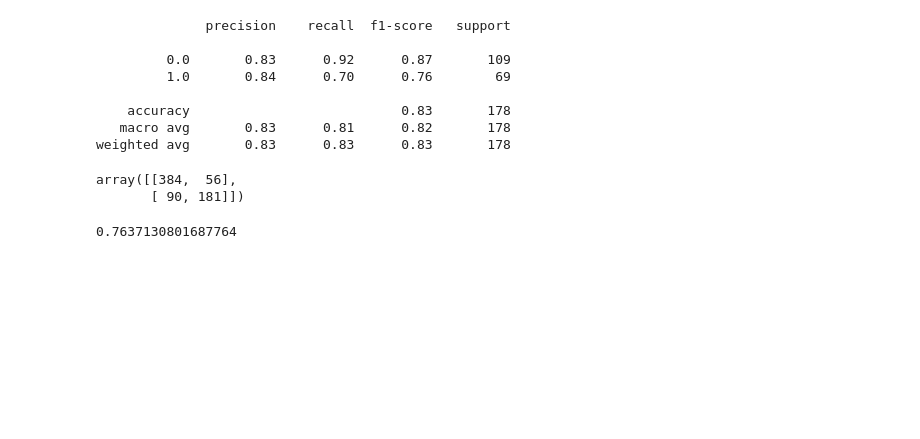
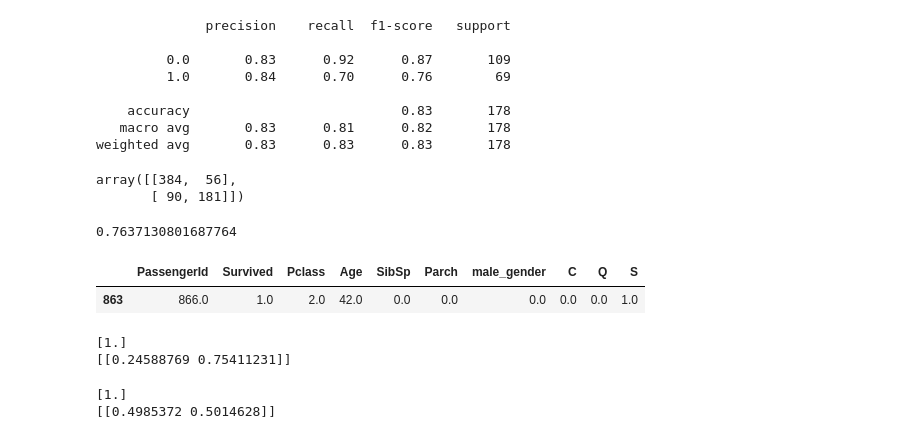
Before and after one commit to SSMistry/python-for-data-science-and-machine-learning-essential-training-part-2-3016934, a Jupyter notebook: notebooks/02_10_b.ipynb, the cells around one changed output. Cells and saved outputs as stored; diff of their text form; code cells hidden in the pictures; blank space fills up the shorter version.

```diff
--- a/notebooks/02_10_b.ipynb
+++ b/notebooks/02_10_b.ipynb
@@ -354,3 +354,24 @@ array([[384,  56],
 precision_score(y_train, y_train_pred )
 # %% [output]
 0.7637130801687764
+# %%
+t_dummy[863:864]
+# %% [output]
+|  | PassengerId | Survived | Pclass | Age | SibSp | Parch | male_gender | C | Q | S |
+| 863 | 866.0 | 1.0 | 2.0 | 42.0 | 0.0 | 0.0 | 0.0 | 0.0 | 0.0 | 1.0 |
+# %%
+test_passenger = np.array(['866','2','40','0','0','0','0','0','1']).astype(float).reshape(1,-1)
+
+print( LogReg.predict( test_passenger ) )
+print( LogReg.predict_proba( test_passenger ) )
+# %% [output]
+[1.]
+[[0.24588769 0.75411231]]
+# %%
+test_passenger_2 = np.array(['870','1','27','0','0','1','0','0','1']).astype(float).reshape(1,-1)
+
+print( LogReg.predict( test_passenger_2 ) )
+print( LogReg.predict_proba( test_passenger_2 ) )
+# %% [output]
+[1.]
+[[0.4985372 0.5014628]]
```
